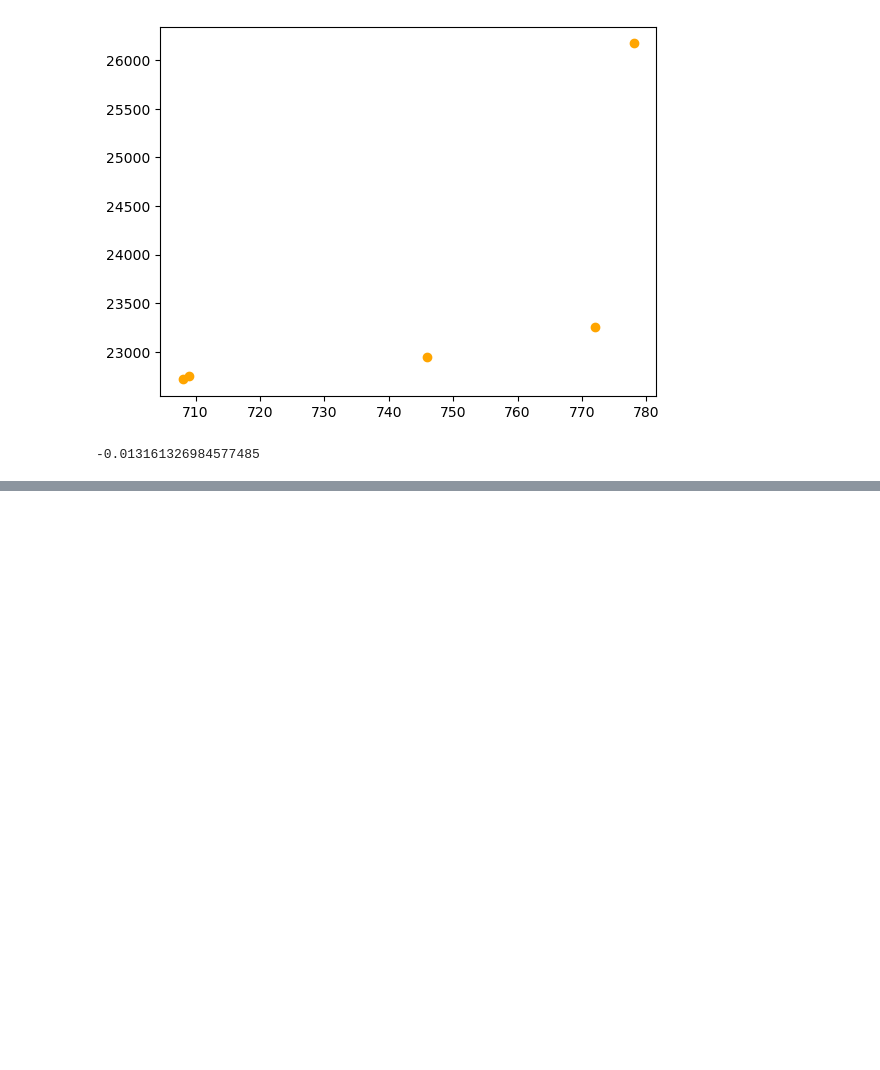
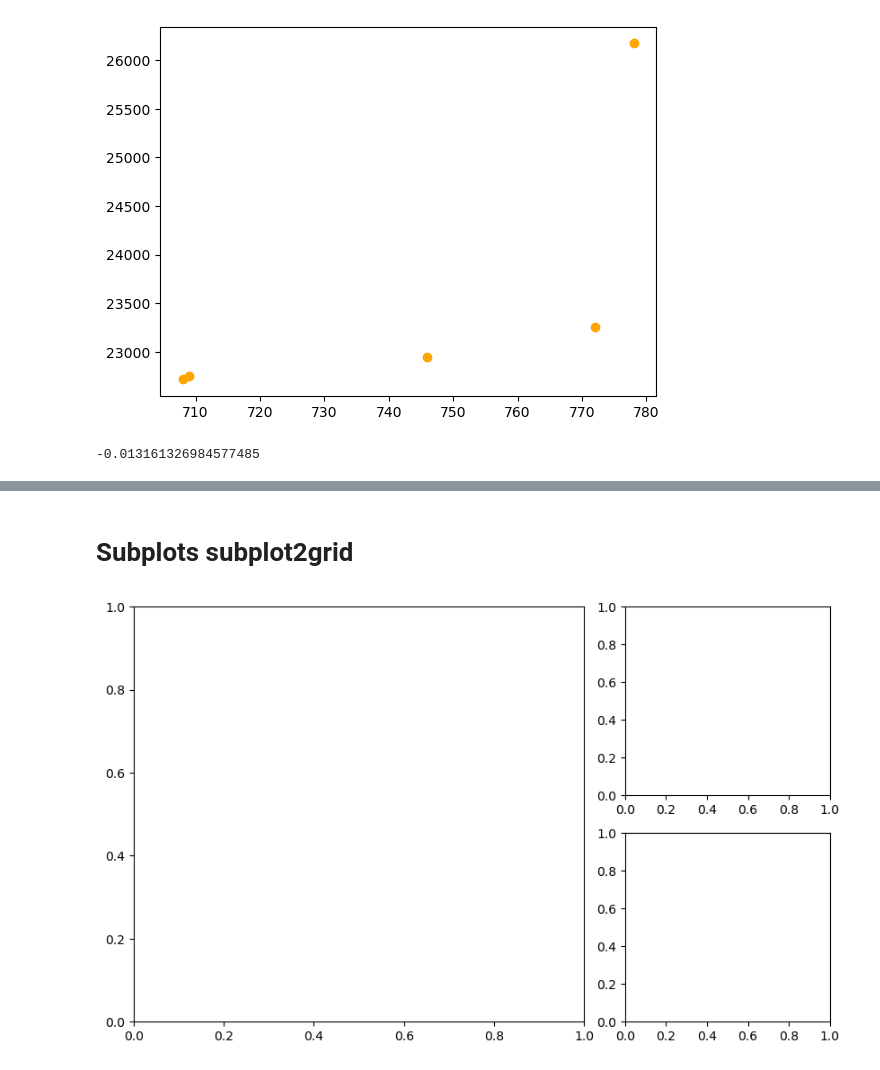
Before and after one commit to SyedSamiUllah1/Python_Practice, a Jupyter notebook: Book.ipynb, the cells around one changed output, grey strips where cells are left out. Drawn from its saved outputs; the diff is of its cells as text; code cells hidden in the pictures; blank space fills up the shorter version.

```diff
--- a/Book.ipynb
+++ b/Book.ipynb
@@ -2217,0 +2218,11 @@ plt.show()
+# %% [markdown]
+# Subplots subplot2grid
+# %%
+fig = plt.figure(figsize=(10, 6))
+
+ax1 = plt.subplot2grid((2, 3), (0, 0), colspan=2 , rowspan=2)
+ax2 = plt.subplot2grid((2, 3), (0, 2))
+# ax3 = plt.subplot2grid((2, 3), (1, 0), colspan=2)
+ax4 = plt.subplot2grid((2, 3), (1, 2))
+# %% [output]
+[figure, added]
```
Also changed, not shown: parts of 23 cells of this notebook, 4 other files.
